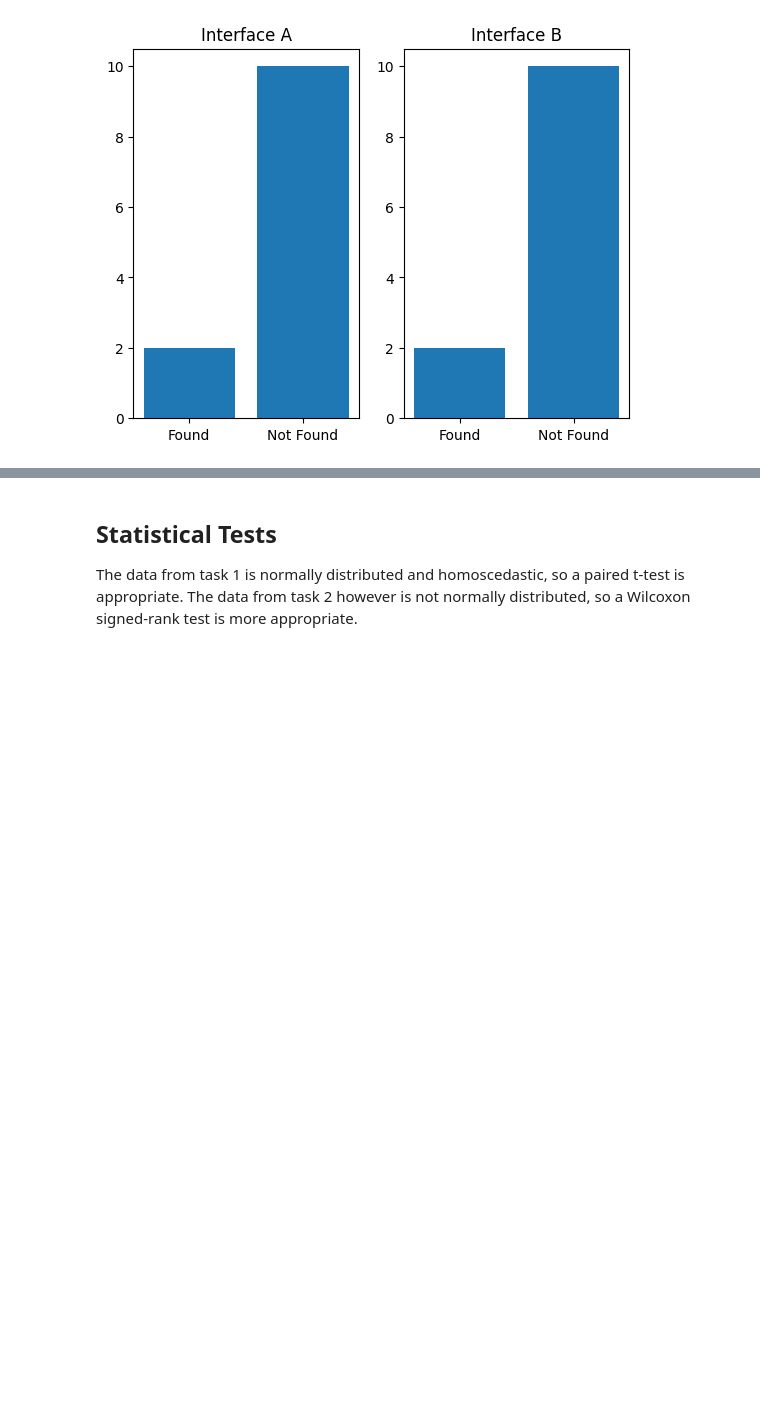
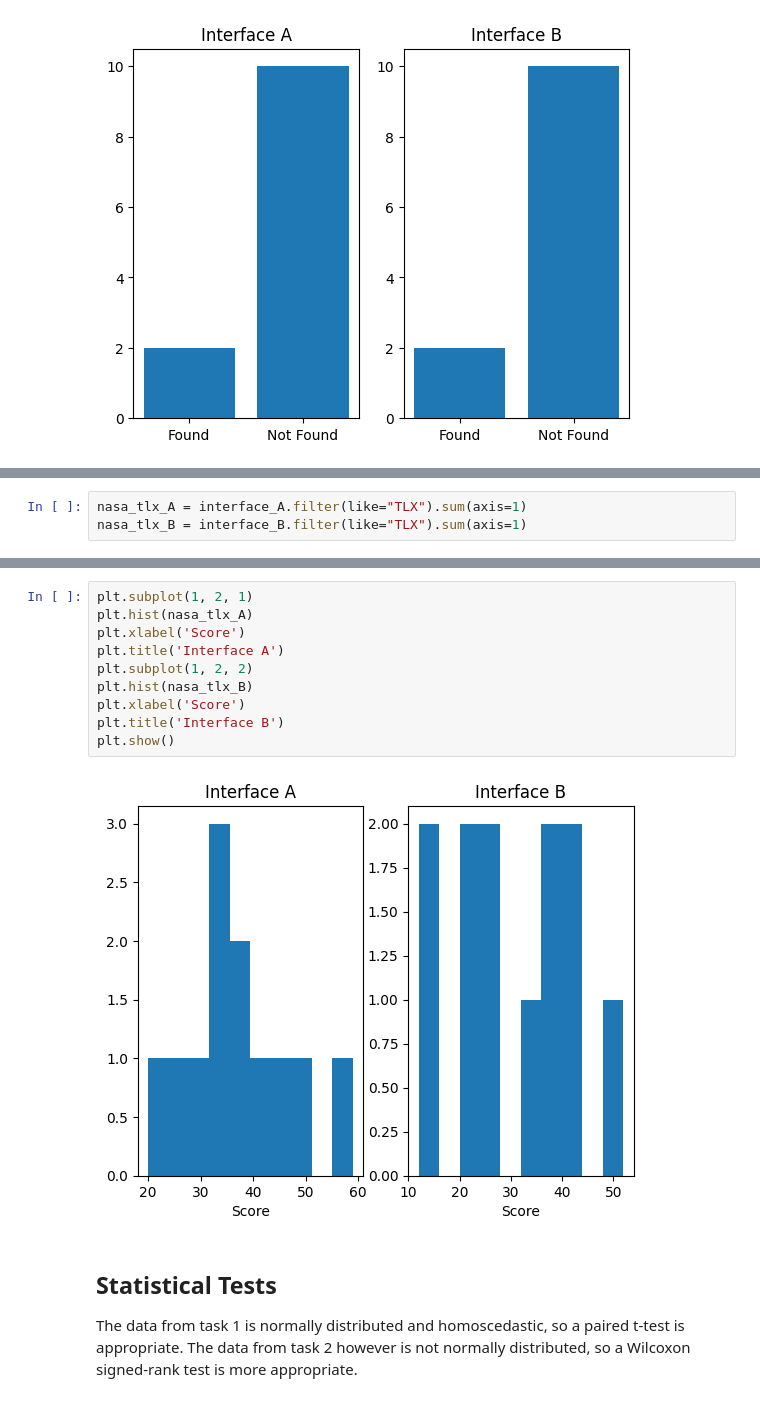
Before and after one commit to duxirosenberg/hci-project-hci2023-group-25, a Jupyter notebook: Deliverables/Study/Statistical Analysis.ipynb, the cells around one changed output, grey strips where cells are left out. Cells and saved outputs as stored; diff of their text form; blank space fills up the shorter version.

Commit message:
Add NASA TLX stats to study

```diff
--- a/Deliverables/Study/Statistical Analysis.ipynb
+++ b/Deliverables/Study/Statistical Analysis.ipynb
@@ -151,0 +155,3 @@ plt.show()
+# %%
+nasa_tlx_A = interface_A.filter(like="TLX").sum(axis=1)
+nasa_tlx_B = interface_B.filter(like="TLX").sum(axis=1)
@@ -152,3 +179,15 @@ plt.show()
+# %%
+plt.subplot(1, 2, 1)
+plt.hist(nasa_tlx_A)
+plt.xlabel('Score')
+plt.title('Interface A')
+plt.subplot(1, 2, 2)
+plt.hist(nasa_tlx_B)
+plt.xlabel('Score')
+plt.title('Interface B')
+plt.show()
+# %% [output]
+[figure, added]
 # %% [markdown]
 ## Statistical Tests
 The data from task 1 is normally distributed and homoscedastic, so a paired t-test is appropriate. The data from task 2 however is not normally distributed, so a Wilcoxon signed-rank test is more appropriate.
```
Also changed, not shown: parts of 7 cells of this notebook.
